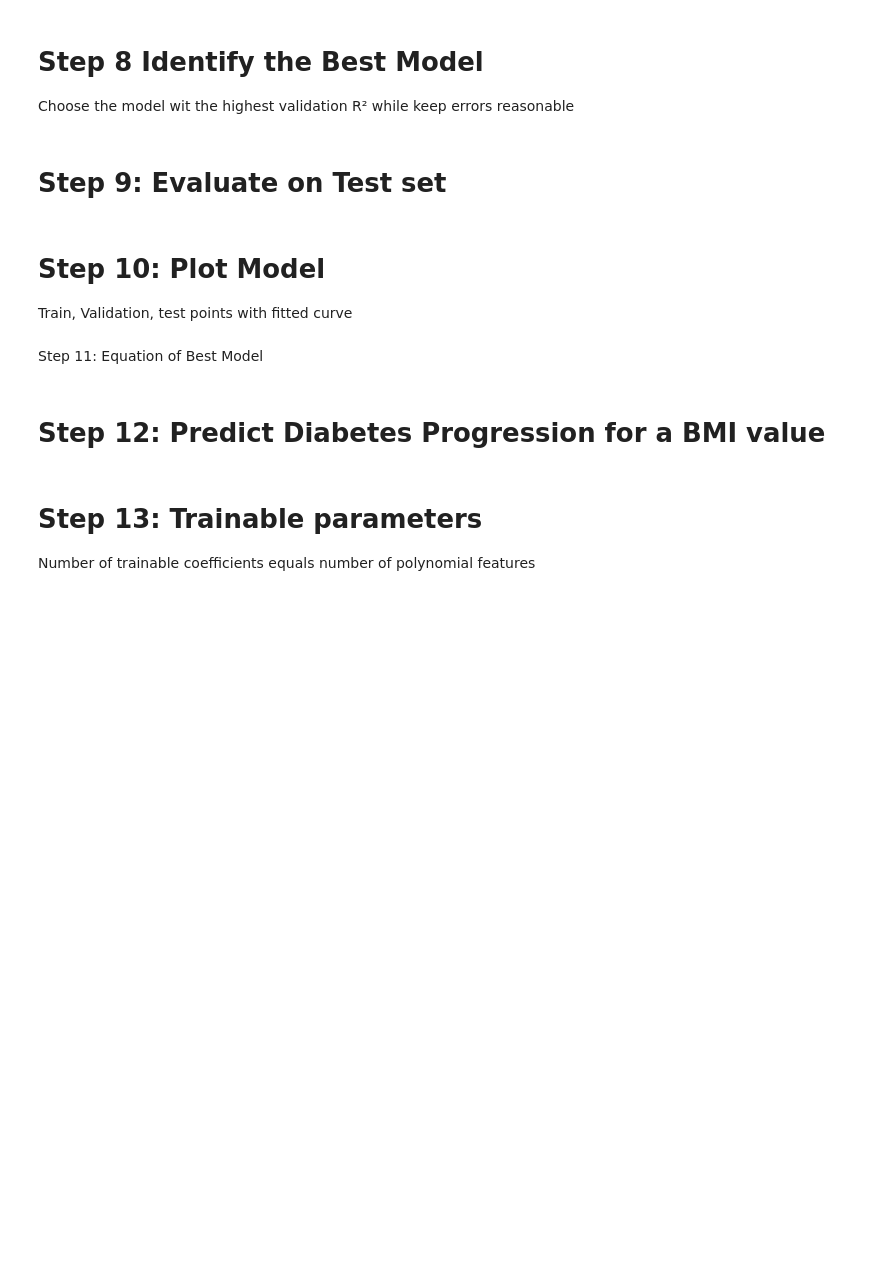
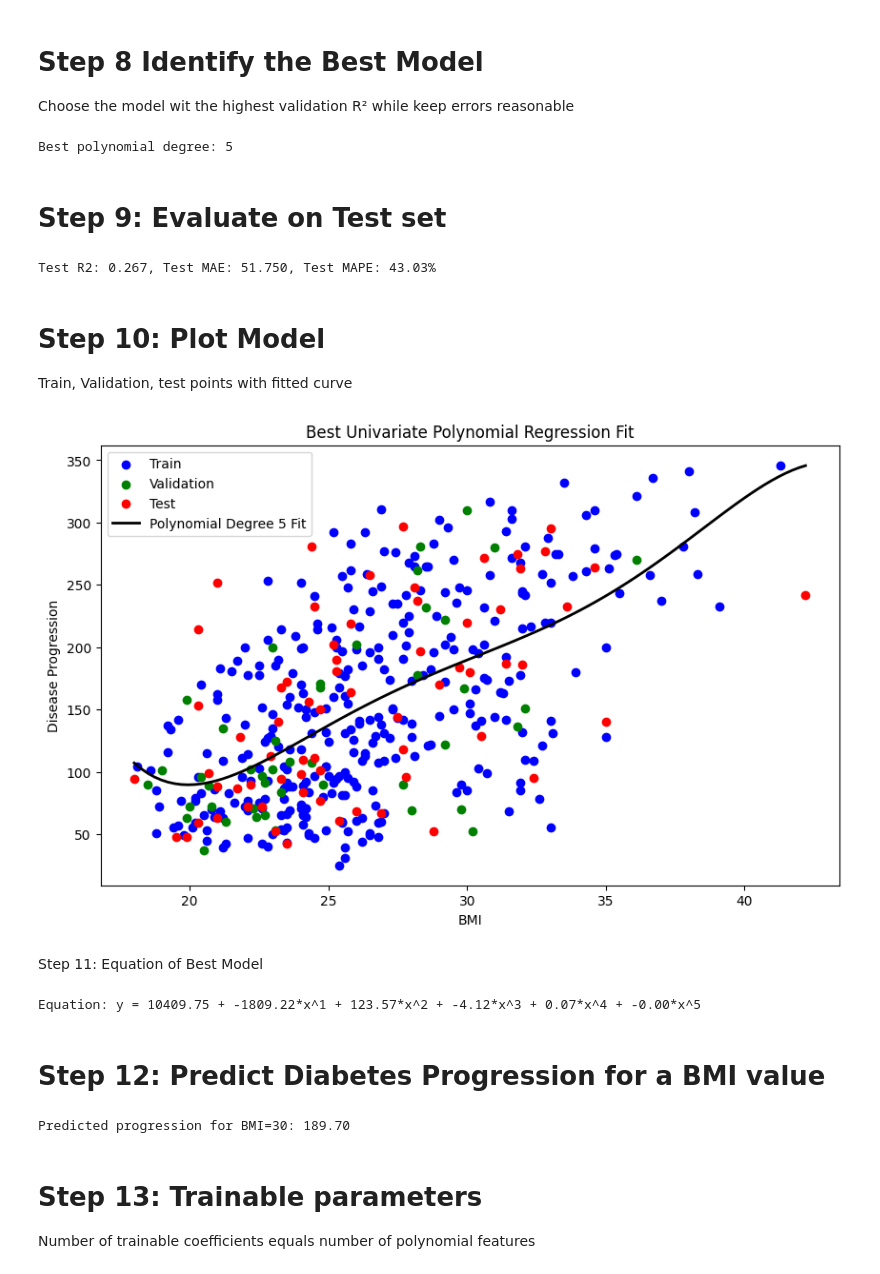
Before and after one commit to JariusBedward-8841640/Practical-Lab-2-Multivariate-Linear-Regression, a Jupyter notebook: PracticalLab2.ipynb, the cells around one changed output. Drawn from its saved outputs; the diff is of its cells as text; code cells hidden in the pictures; blank space fills up the shorter version.

Commit message:
Fixed errors in different cells including needing to define x_bmi in cell 10

```diff
--- a/PracticalLab2.ipynb
+++ b/PracticalLab2.ipynb
@@ -20,7 +20,7 @@ from sklearn.tree import DecisionTreeRegressor
 
 
 # load dataset
-diabetes = load_diabetes.load_diabetes(as_frame=True, scaled=False)
+diabetes = load_diabetes(as_frame=True, scaled=False)
 
 x = diabetes.data
 y = diabetes.target
@@ -199,6 +287,8 @@ Choose the model wit the highest validation R² while keep errors reasonable
 best_degree = results_df.loc[results_df["Validation R2"].idxmax(), "Degree"]
 best_model, best_poly = models[best_degree]
 print(f"Best polynomial degree: {best_degree}")
+# %% [output]
+Best polynomial degree: 5
 # %% [markdown]
 # Step 9: Evaluate on Test set
 # %%
@@ -210,25 +300,42 @@ test_mae = mean_absolute_error(y_test, y_test_pred)
 test_mape = np.mean(np.abs((y_test - y_test_pred) / y_test)) * 100
 
 print(f"Test R2: {test_r2:.3f}, Test MAE: {test_mae:.3f}, Test MAPE: {test_mape:.2f}%")
+# %% [output]
+Test R2: 0.267, Test MAE: 51.750, Test MAPE: 43.03%
 # %% [markdown]
 # Step 10: Plot Model
 
 Train, Validation, test points with fitted curve
 # %%
-bmi_range = np.linspace(x_bmi.min(), x_bmi.max(), 100).reshape(-1.1)
+
+#Define x_bmi
+
+x_bmi = x["bmi"]
+
+
+#Make sure train, val, test bmi splits exist
+x_train_bmi = x_train[["bmi"]]
+x_val_bmi = x_val[["bmi"]]
+x_test_bmi = x_test[["bmi"]]
+
+
+
+bmi_range = np.linspace(x_bmi.min(), x_bmi.max(), 100).reshape(-1,1)
 bmi_range_poly = best_poly.transform(bmi_range)
 pred_curve = best_model.predict(bmi_range_poly)
 
 plt.figure(figsize=(10,6))
 plt.scatter(x_train_bmi, y_train, color="blue", label="Train")
 plt.scatter(x_val_bmi, y_val, color='green', label='Validation')
 plt.scatter(x_test_bmi, y_test, color='red', label='Test')
 plt.plot(bmi_range, pred_curve, color='black', linewidth=2, label=f'Polynomial Degree {best_degree} Fit')
 plt.xlabel("BMI")
 plt.ylabel("Disease Progression")
 plt.title("Best Univariate Polynomial Regression Fit")
 plt.legend()
 plt.show()
+# %% [output]
+[figure, added]
 # %% [markdown]
 Step 11: Equation of Best Model
 # %%
@@ -238,13 +345,17 @@ terms = [f"{intercept:.2f}"] + [f"{coefs[i]:.2f}*x^{i}" for i in range (1, len(c
 equation = " + ".join(terms)
 print(f"Equation: y = {equation}")
 #highlight
+# %% [output]
+Equation: y = 10409.75 + -1809.22*x^1 + 123.57*x^2 + -4.12*x^3 + 0.07*x^4 + -0.00*x^5
 # %% [markdown]
 # Step 12: Predict Diabetes Progression for a BMI value
 # %%
-chosen_bmi = np.array([30])
+chosen_bmi = np.array([[30]])
 chosen_bmi_poly = best_poly.transform(chosen_bmi)
 predicted_progression = best_model.predict(chosen_bmi_poly)
 print(f"Predicted progression for BMI=30: {predicted_progression[0]:.2f}")
+# %% [output]
+Predicted progression for BMI=30: 189.70
 # %% [markdown]
 # Step 13: Trainable parameters
 
```
Also changed, not shown: parts of 8 cells of this notebook.
